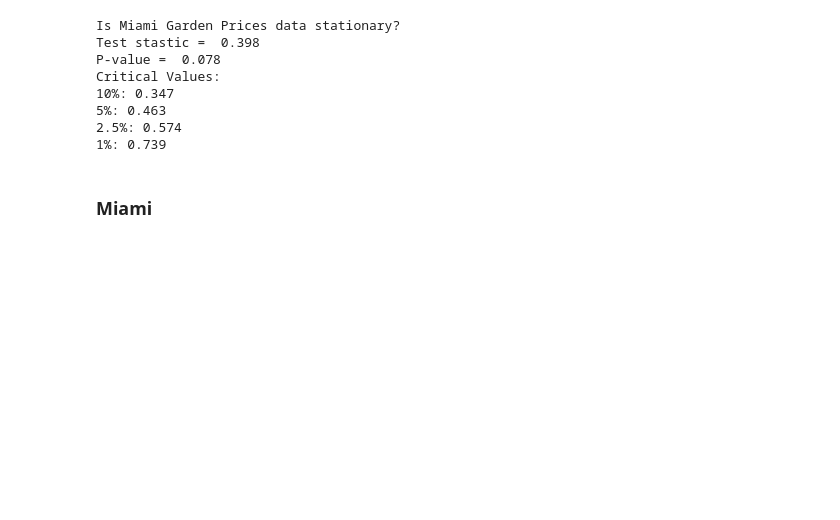
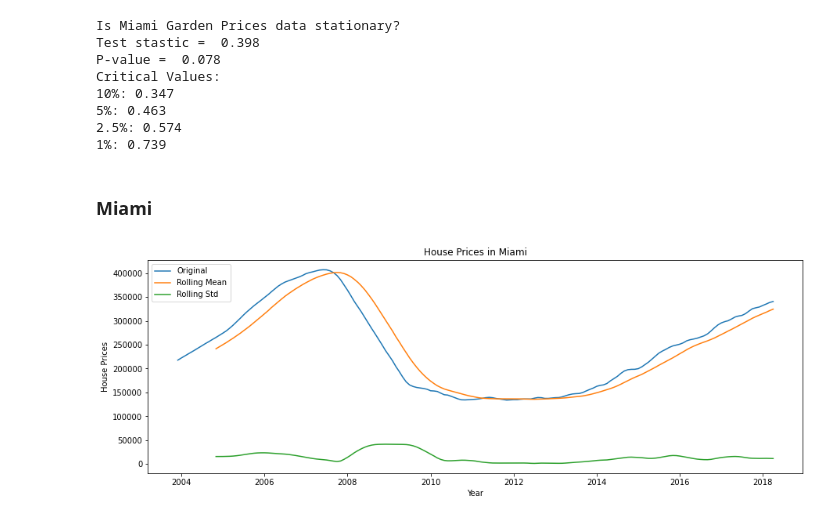
Before and after one commit to fivearm/Phase_4_Project, a Jupyter notebook: check.ipynb, the cells around one changed output. Drawn from its saved outputs; the diff is of its cells as text; code cells hidden in the pictures; blank space fills up the shorter version.

```diff
--- a/check.ipynb
+++ b/check.ipynb
@@ -520,3 +520,8 @@ Critical Values:
 1%: 0.739
 # %% [markdown]
 ### Miami
+# %%
+Miami = Miami_df[['value']]
+plot_series(Miami, name = 'House Prices in Miami', window=12, X = 15, y = 5, x_label= 'Year', y_label= 'House Prices')
+# %% [output]
+[figure, added]
```
Also changed, not shown: parts of 3 cells of this notebook.
